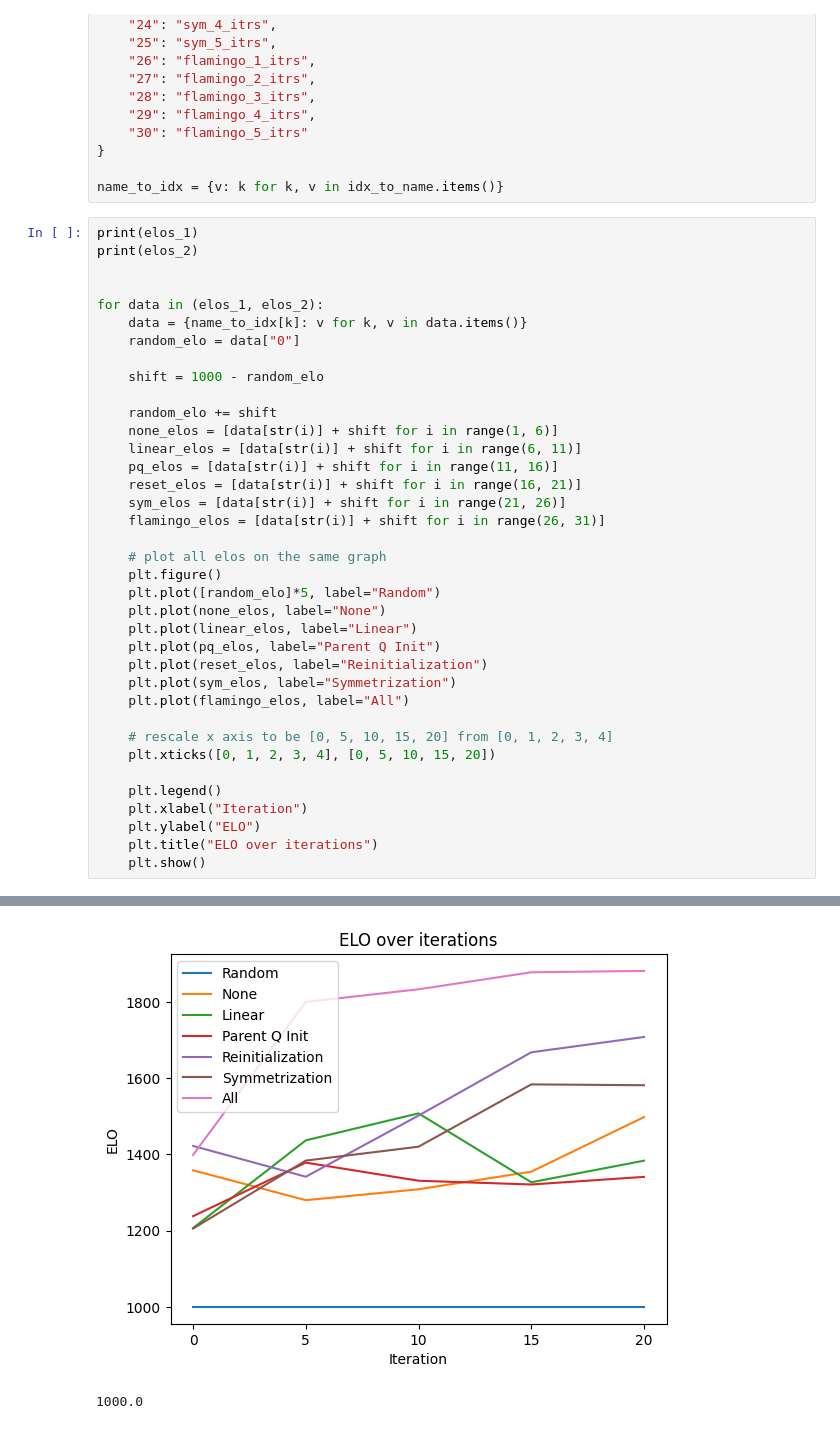
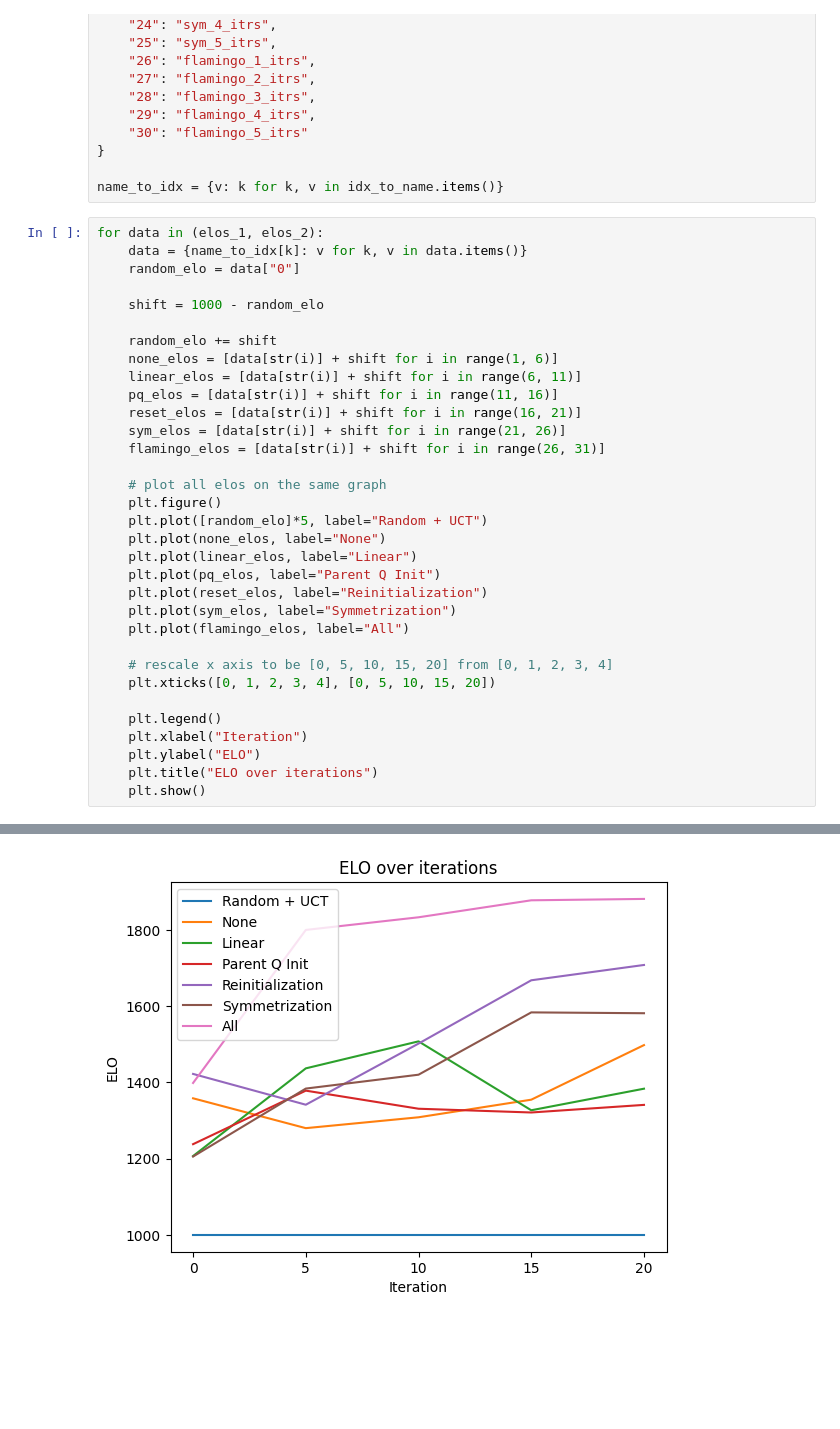
Before and after one commit to willwin4sure/sprl, a Jupyter notebook: plots.ipynb, the cells around one changed output, grey strips where cells are left out. Saved outputs shown, nothing was run; the diff lists cells and outputs as text; blank space fills up the shorter version.

```diff
--- a/plots.ipynb
+++ b/plots.ipynb
@@ -48,10 +48,6 @@ idx_to_name = {
 
 name_to_idx = {v: k for k, v in idx_to_name.items()}
 # %%
-print(elos_1)
-print(elos_2)
-
-
 for data in (elos_1, elos_2):
     data = {name_to_idx[k]: v for k, v in data.items()}
     random_elo = data["0"]
@@ -68,7 +64,7 @@ for data in (elos_1, elos_2):
 
     # plot all elos on the same graph
     plt.figure()
-    plt.plot([random_elo]*5, label="Random")
+    plt.plot([random_elo]*5, label="Random + UCT")
     plt.plot(none_elos, label="None")
     plt.plot(linear_elos, label="Linear")
     plt.plot(pq_elos, label="Parent Q Init")
@@ -91,2 +86 @@ for data in (elos_1, elos_2):
-[figure, old version]
+[figure, new version]
-1000.0
```
Also changed, not shown: parts of 1 cell of this notebook, 1 other file.
